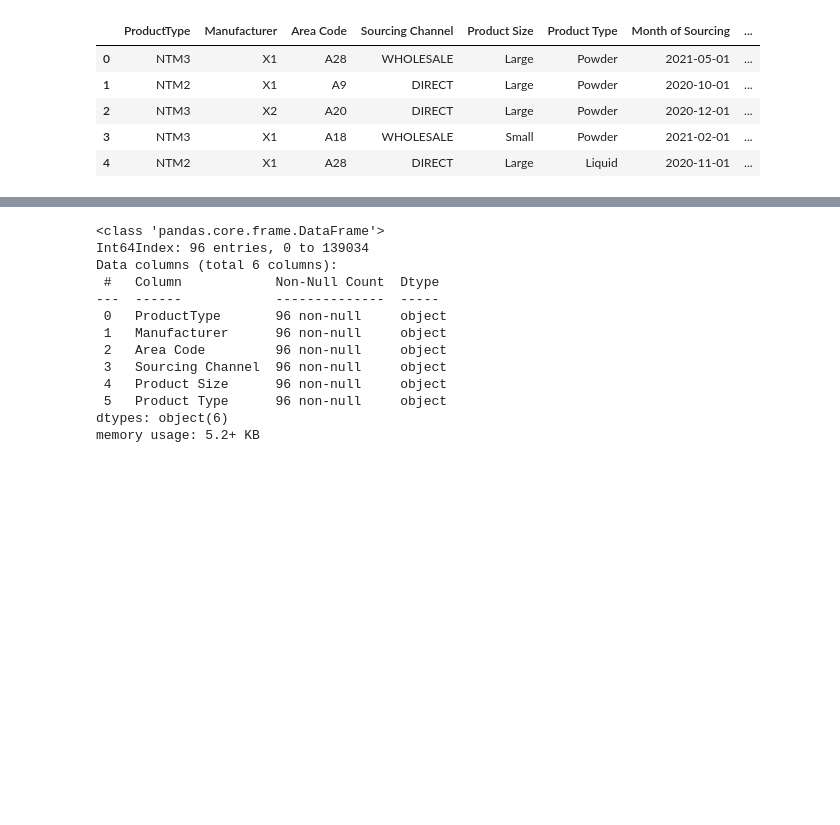
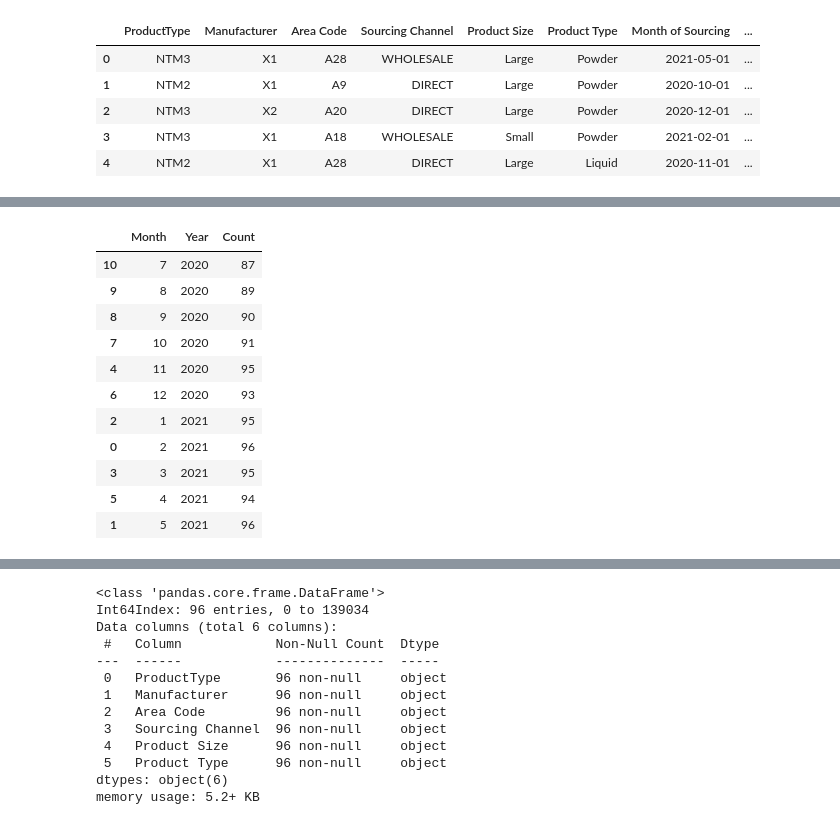
Before and after one commit to astro215/Jainil_AIML_Assessment, a Jupyter notebook: test.ipynb, the cells around one changed output, grey strips where cells are left out. Cells and saved outputs as stored; diff of their text form; code cells hidden in the pictures; blank space fills up the shorter version.

```diff
--- a/test.ipynb
+++ b/test.ipynb
@@ -362,0 +689,17 @@ train_df_quantify.head()
+# %%
+sorted_df = train_df_quantify[['Month', 'Year']].value_counts().reset_index(name='Count').sort_values(by=['Year', 'Month'])
+# %%
+sorted_df
+# %% [output]
+|  | Month | Year | Count |
+| 10 | 7 | 2020 | 87 |
+| 9 | 8 | 2020 | 89 |
+| 8 | 9 | 2020 | 90 |
+| 7 | 10 | 2020 | 91 |
+| 4 | 11 | 2020 | 95 |
+| 6 | 12 | 2020 | 93 |
+| 2 | 1 | 2021 | 95 |
+| 0 | 2 | 2021 | 96 |
+| 3 | 3 | 2021 | 95 |
+| 5 | 4 | 2021 | 94 |
+| 1 | 5 | 2021 | 96 |
```
Also changed, not shown: parts of 124 cells of this notebook, 1 other file.
